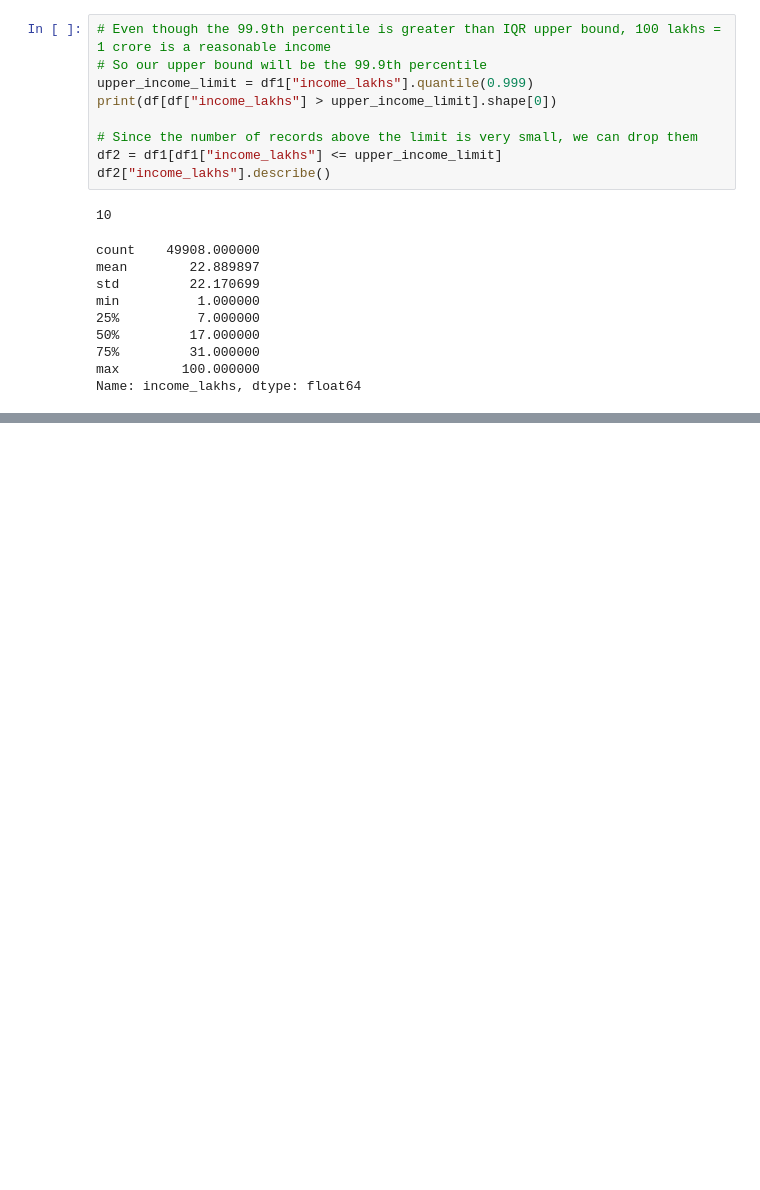
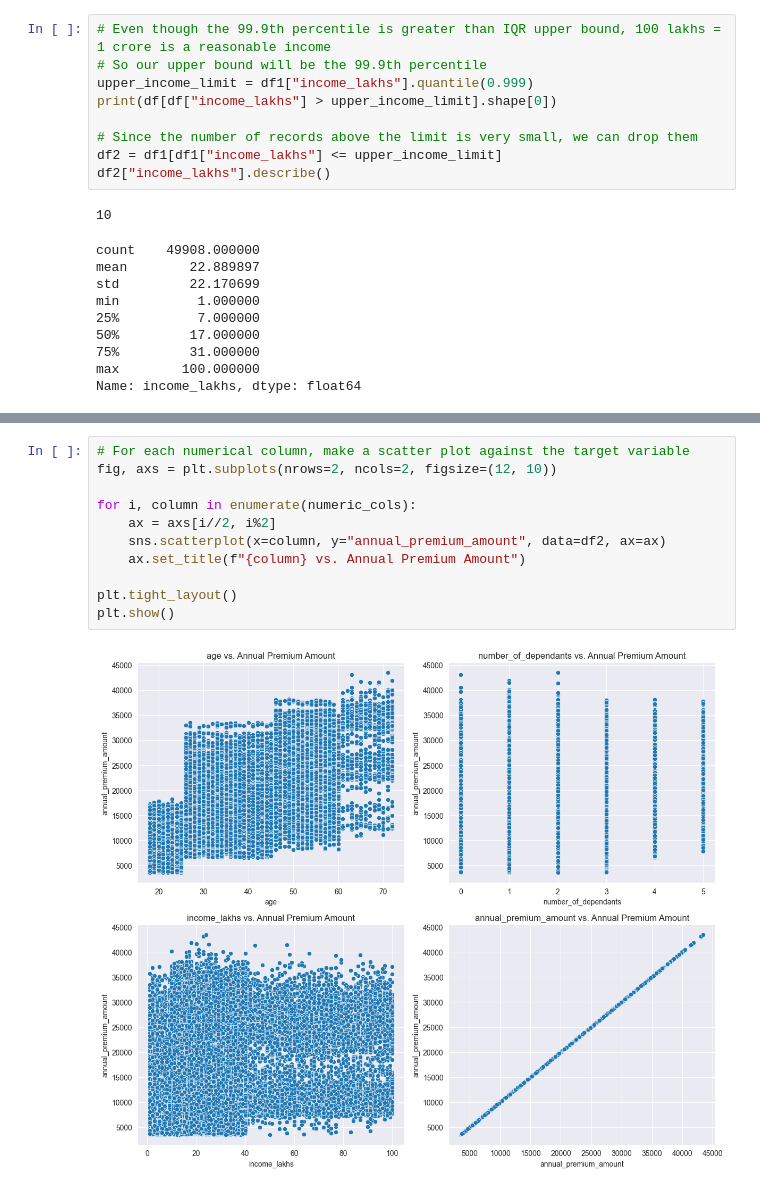
Before and after one commit to abidtalukder/healthcare-premium-prediction, a Jupyter notebook: notebooks/eda.ipynb, the cells around one changed output, grey strips where cells are left out. Cells and saved outputs as stored; diff of their text form; blank space fills up the shorter version.

```diff
--- a/notebooks/eda.ipynb
+++ b/notebooks/eda.ipynb
@@ -171,0 +197,13 @@ Name: income_lakhs, dtype: float64
+# %%
+# For each numerical column, make a scatter plot against the target variable
+fig, axs = plt.subplots(nrows=2, ncols=2, figsize=(12, 10))
+
+for i, column in enumerate(numeric_cols):
+    ax = axs[i//2, i%2]
+    sns.scatterplot(x=column, y="annual_premium_amount", data=df2, ax=ax)
+    ax.set_title(f"{column} vs. Annual Premium Amount")
+
+plt.tight_layout()
+plt.show()
+# %% [output]
+[figure, added]
```
Also changed, not shown: parts of 25 cells of this notebook.
